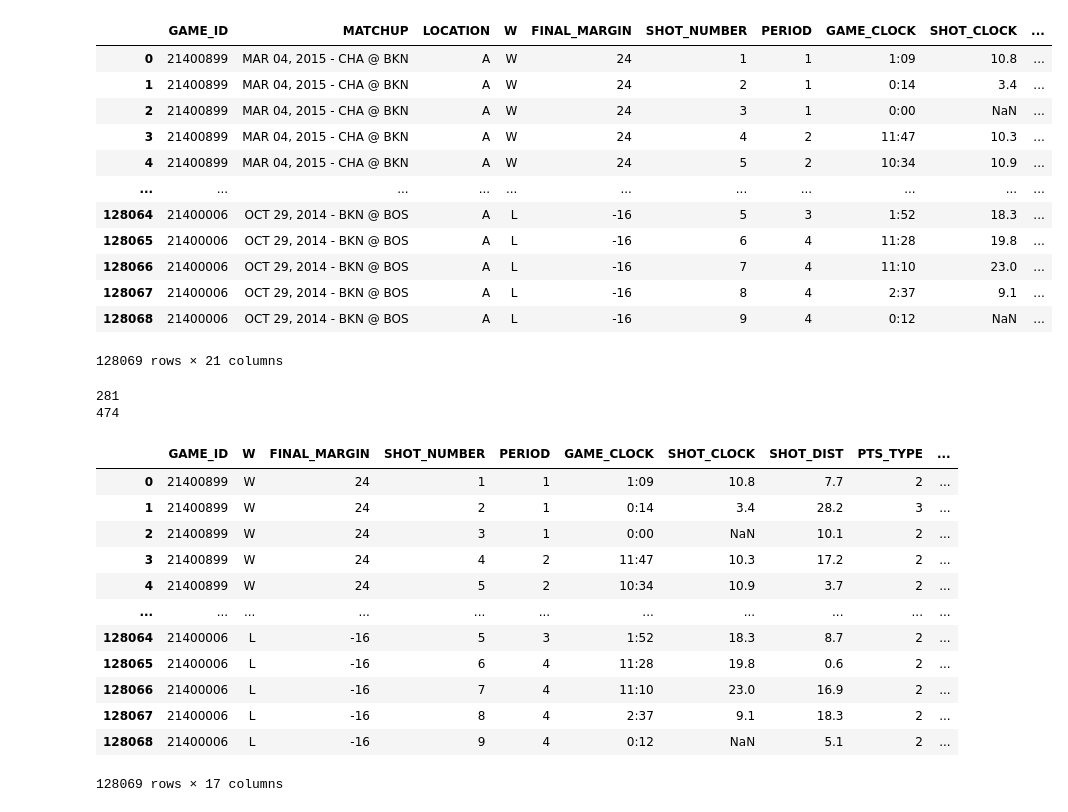
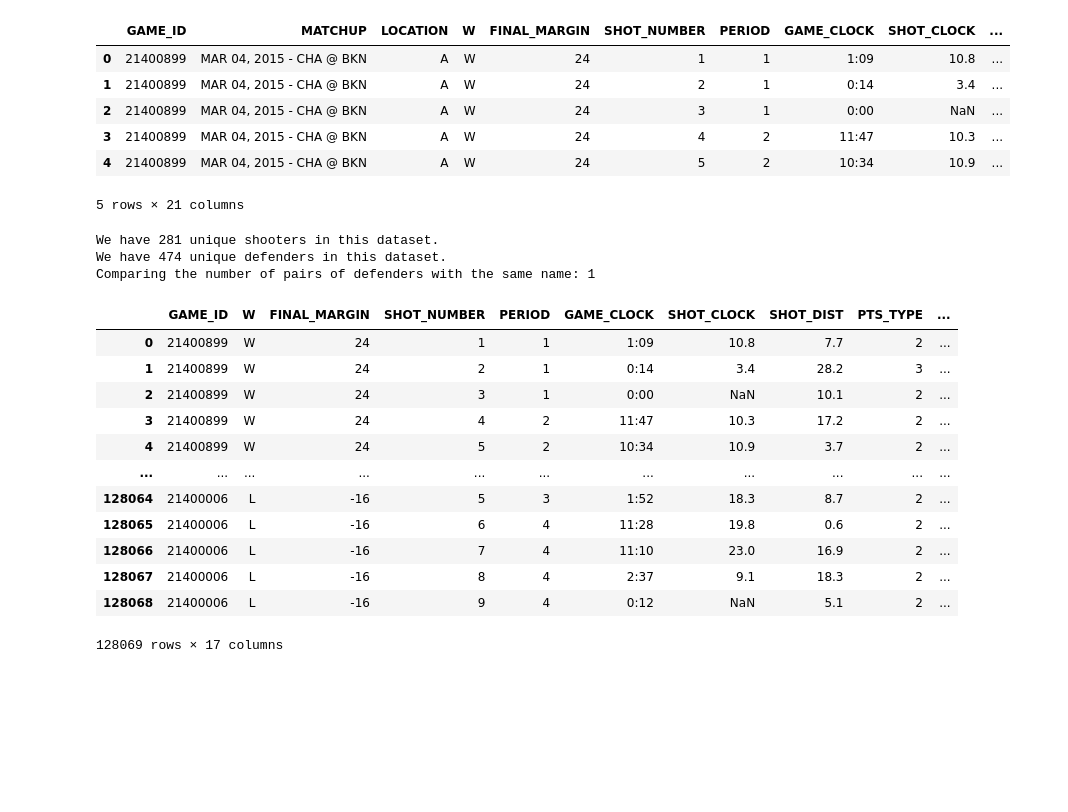
Before and after one commit to briennecole/NBA_Shot_Analysis, a Jupyter notebook: NBA_exploratory_analysis_Pete.ipynb, the cells around one changed output. Saved outputs shown, nothing was run; the diff lists cells and outputs as text; code cells hidden in the pictures; blank space fills up the shorter version.

```diff
--- a/NBA_exploratory_analysis_Pete.ipynb
+++ b/NBA_exploratory_analysis_Pete.ipynb
@@ -7,36 +7,38 @@ from scipy.stats import linregress
 
 nba_df= pd.read_csv("Resources/shot_logs.csv")
 # %%
-nba_df
+nba_df.head()
 # %% [output]
 |  | GAME_ID | MATCHUP | LOCATION | W | FINAL_MARGIN | SHOT_NUMBER | PERIOD | GAME_CLOCK | SHOT_CLOCK | ... |
 | 0 | 21400899 | MAR 04, 2015 - CHA @ BKN | A | W | 24 | 1 | 1 | 1:09 | 10.8 | ... |
 | 1 | 21400899 | MAR 04, 2015 - CHA @ BKN | A | W | 24 | 2 | 1 | 0:14 | 3.4 | ... |
 | 2 | 21400899 | MAR 04, 2015 - CHA @ BKN | A | W | 24 | 3 | 1 | 0:00 | NaN | ... |
 | 3 | 21400899 | MAR 04, 2015 - CHA @ BKN | A | W | 24 | 4 | 2 | 11:47 | 10.3 | ... |
 | 4 | 21400899 | MAR 04, 2015 - CHA @ BKN | A | W | 24 | 5 | 2 | 10:34 | 10.9 | ... |
-| ... | ... | ... | ... | ... | ... | ... | ... | ... | ... | ... |
-| 128064 | 21400006 | OCT 29, 2014 - BKN @ BOS | A | L | -16 | 5 | 3 | 1:52 | 18.3 | ... |
-| 128065 | 21400006 | OCT 29, 2014 - BKN @ BOS | A | L | -16 | 6 | 4 | 11:28 | 19.8 | ... |
-| 128066 | 21400006 | OCT 29, 2014 - BKN @ BOS | A | L | -16 | 7 | 4 | 11:10 | 23.0 | ... |
-| 128067 | 21400006 | OCT 29, 2014 - BKN @ BOS | A | L | -16 | 8 | 4 | 2:37 | 9.1 | ... |
-| 128068 | 21400006 | OCT 29, 2014 - BKN @ BOS | A | L | -16 | 9 | 4 | 0:12 | NaN | ... |
-128069 rows × 21 columns
+5 rows × 21 columns
 # %%
 #id unique shooters, and count
 nba_shooter= nba_df['player_name'].unique()
-print(len(nba_shooter))
+shooters= len(nba_shooter)
+#print number of unique shooters
+print(f"We have {shooters} unique shooters in this dataset.")
+#check number of defenders
 name_check= nba_df['CLOSEST_DEFENDER_PLAYER_ID'].unique()
-print(len(name_check))
+defenders=len(name_check)
+#print number of unique defenders
+print(f"We have {defenders} unique defenders in this dataset.")
+#check to see if anyone has the same name, utilizing both name and id
+same_name= nba_df['CLOSEST_DEFENDER'].unique()
+same_name_check= len(same_name)
+print(f"Comparing the number of pairs of defenders with the same name: {defenders-same_name_check}")
 
-grouped_def_df=nba_df.groupby("CLOSEST_DEFENDER_PLAYER_ID")
-#convert all NaN in Shot_clock category to game_clock
-#drop columns
+#drop columns we won't use
 cleaned_df= nba_df.drop(columns=["MATCHUP", "LOCATION", "DRIBBLES", "TOUCH_TIME"])
 cleaned_df
 # %% [output]
-281
-474
+We have 281 unique shooters in this dataset.
+We have 474 unique defenders in this dataset.
+Comparing the number of pairs of defenders with the same name: 1
 |  | GAME_ID | W | FINAL_MARGIN | SHOT_NUMBER | PERIOD | GAME_CLOCK | SHOT_CLOCK | SHOT_DIST | PTS_TYPE | ... |
 | 0 | 21400899 | W | 24 | 1 | 1 | 1:09 | 10.8 | 7.7 | 2 | ... |
 | 1 | 21400899 | W | 24 | 2 | 1 | 0:14 | 3.4 | 28.2 | 3 | ... |
```
Also changed, not shown: parts of 19 cells of this notebook, 4 other files.
